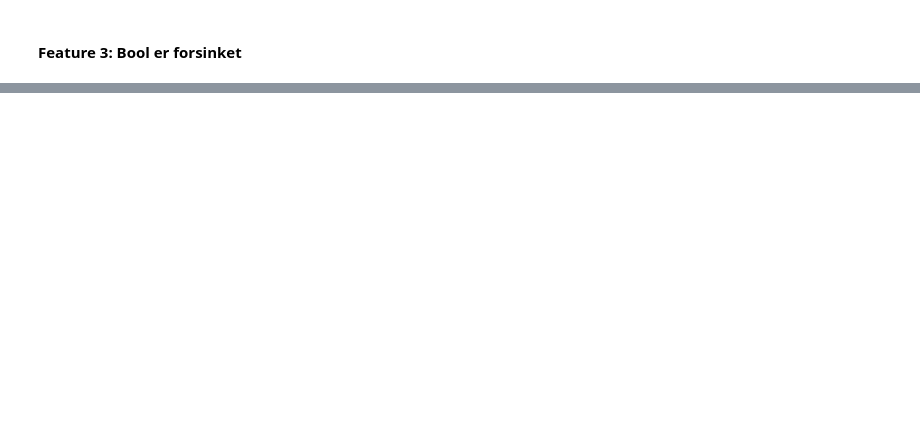
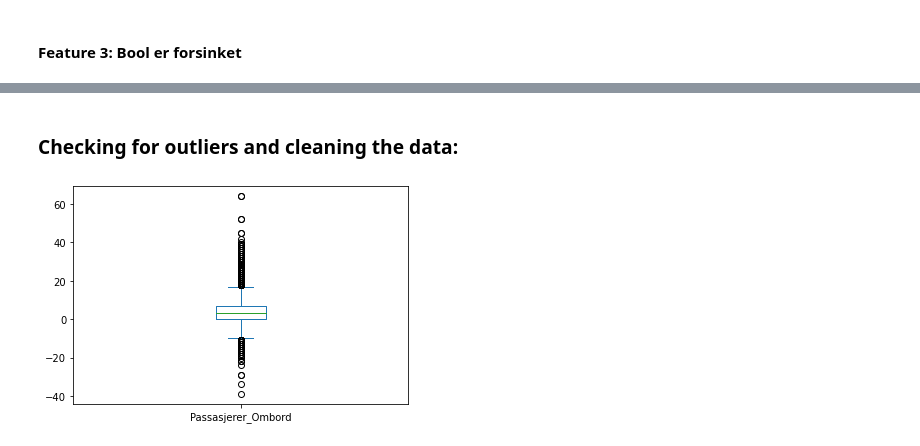
Before and after one commit to NimaAB/DAVE3625_Assignment_1, a Jupyter notebook: start.ipynb, the cells around one changed output, grey strips where cells are left out. Drawn from its saved outputs; the diff is of its cells as text; code cells hidden in the pictures; blank space fills up the shorter version.

Commit message:
Preproseseing passajerer_Ombord, Feature 4 and 5 implemented

```diff
--- a/start.ipynb
+++ b/start.ipynb
@@ -100,3 +100,17 @@ df.head()
 | 2 | 15004-2020-08-03T09:54:00+02:00 | 03/08/2020 | Viken | Vest | Bærum | Ringstabekkveien | Skallum | Lokal | Viken | ... |
 | 3 | 15003-2020-07-27T13:00:00+02:00 | 27/07/2020 | Viken | Vest | Bærum | Gruvemyra | Gullhaug | Lokal | Viken | ... |
 | 4 | 15002-2020-08-27T07:15:00+02:00 | 27/08/2020 | Viken | Vest | Bærum | Lysaker stasjon (Plattform A) | Tjernsmyr | Lokal | Viken | ... |
+# %% [markdown]
+ ### Checking for outliers and cleaning the data:
+# %%
+#Looking for outlaiers: (using a box plot)
+df['Passasjerer_Ombord'].plot.box()
+
+#The Negative values are outliers, and we need to remove them or replace them with resonable values (median).
+#Changing negativ values:
+median_passasjerer_ombord = df['Passasjerer_Ombord'].median()
+for index, row in df.iterrows():
+    if row['Passasjerer_Ombord'] < 0:
+        df.loc[index,'Passasjerer_Ombord'] =  median_passasjerer_ombord
+# %% [output]
+[figure, added]
```
Also changed, not shown: parts of 5 cells of this notebook.
